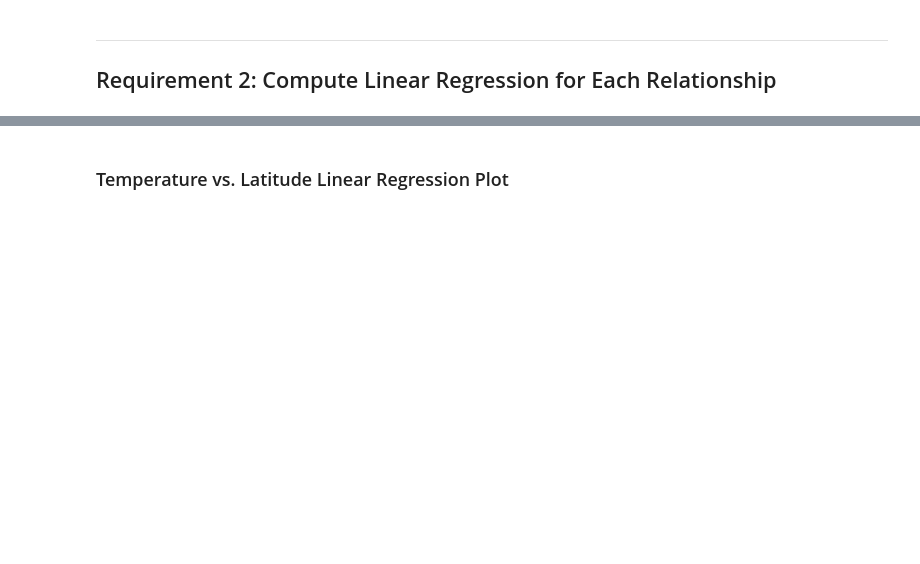
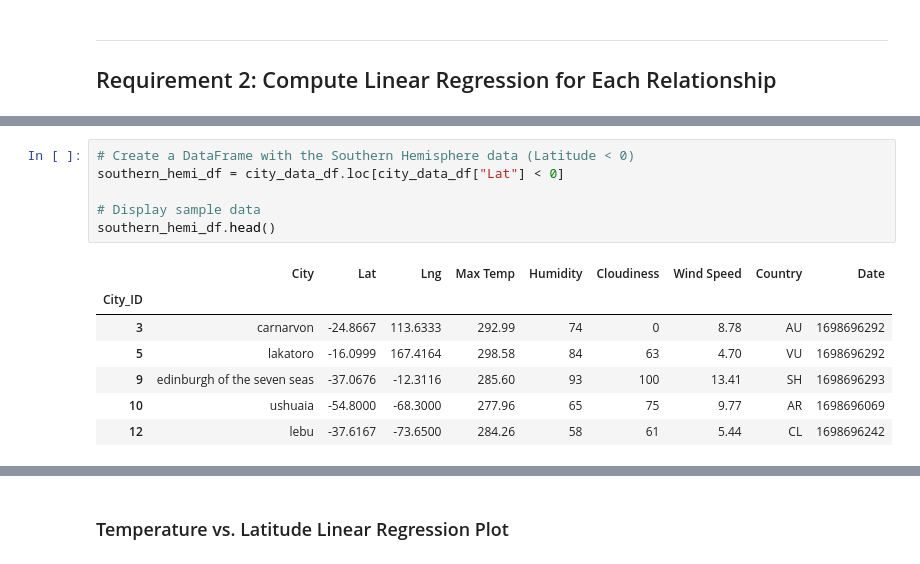
Before and after one commit to patriciayoung/Weather-Trends-Near-Equator-API, a Jupyter notebook: WeatherPy/WeatherPy.ipynb, the cells around one changed output, grey strips where cells are left out. Drawn from its saved outputs; the diff is of its cells as text; blank space fills up the shorter version.

```diff
--- a/WeatherPy/WeatherPy.ipynb
+++ b/WeatherPy/WeatherPy.ipynb
@@ -304,3 +297,17 @@ southern_hemisphere = city_data_df[city_data_df["Lat"] < 0]
+# %%
+# Create a DataFrame with the Southern Hemisphere data (Latitude < 0)
+southern_hemi_df = city_data_df.loc[city_data_df["Lat"] < 0]
+
+# Display sample data
+southern_hemi_df.head()
+# %% [output]
+|  | City | Lat | Lng | Max Temp | Humidity | Cloudiness | Wind Speed | Country | Date |
+| City_ID |  |  |  |  |  |  |  |  |  |
+| 3 | carnarvon | -24.8667 | 113.6333 | 292.99 | 74 | 0 | 8.78 | AU | 1698696292 |
+| 5 | lakatoro | -16.0999 | 167.4164 | 298.58 | 84 | 63 | 4.70 | VU | 1698696292 |
+| 9 | edinburgh of the seven seas | -37.0676 | -12.3116 | 285.60 | 93 | 100 | 13.41 | SH | 1698696293 |
+| 10 | ushuaia | -54.8000 | -68.3000 | 277.96 | 65 | 75 | 9.77 | AR | 1698696069 |
+| 12 | lebu | -37.6167 | -73.6500 | 284.26 | 58 | 61 | 5.44 | CL | 1698696242 |
 # %%
 # y_variables
 y_variables = ["Max Temp", "Humidity", "Cloudiness", "Wind Speed"]
```
Also changed, not shown: parts of 37 cells of this notebook, 7 other files.
